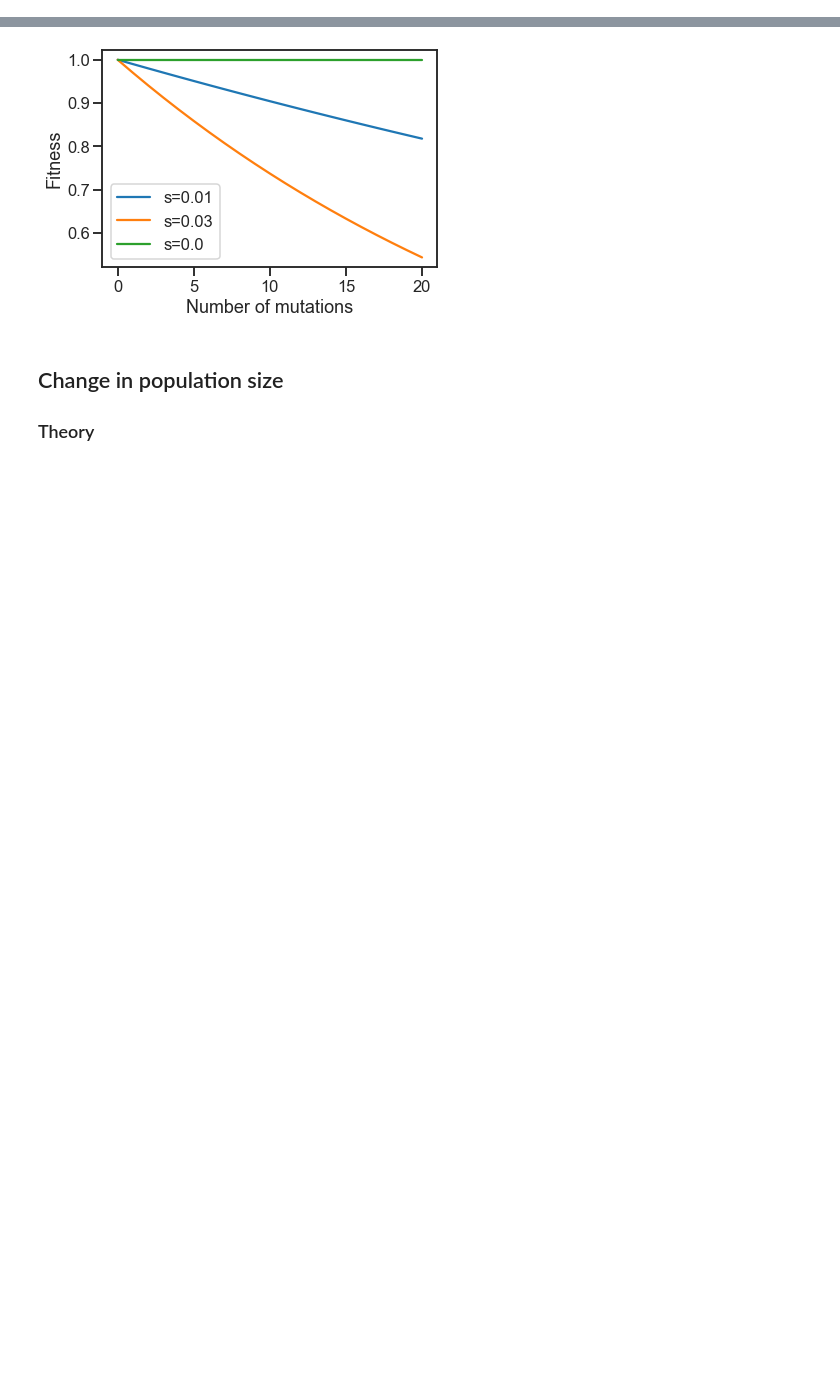
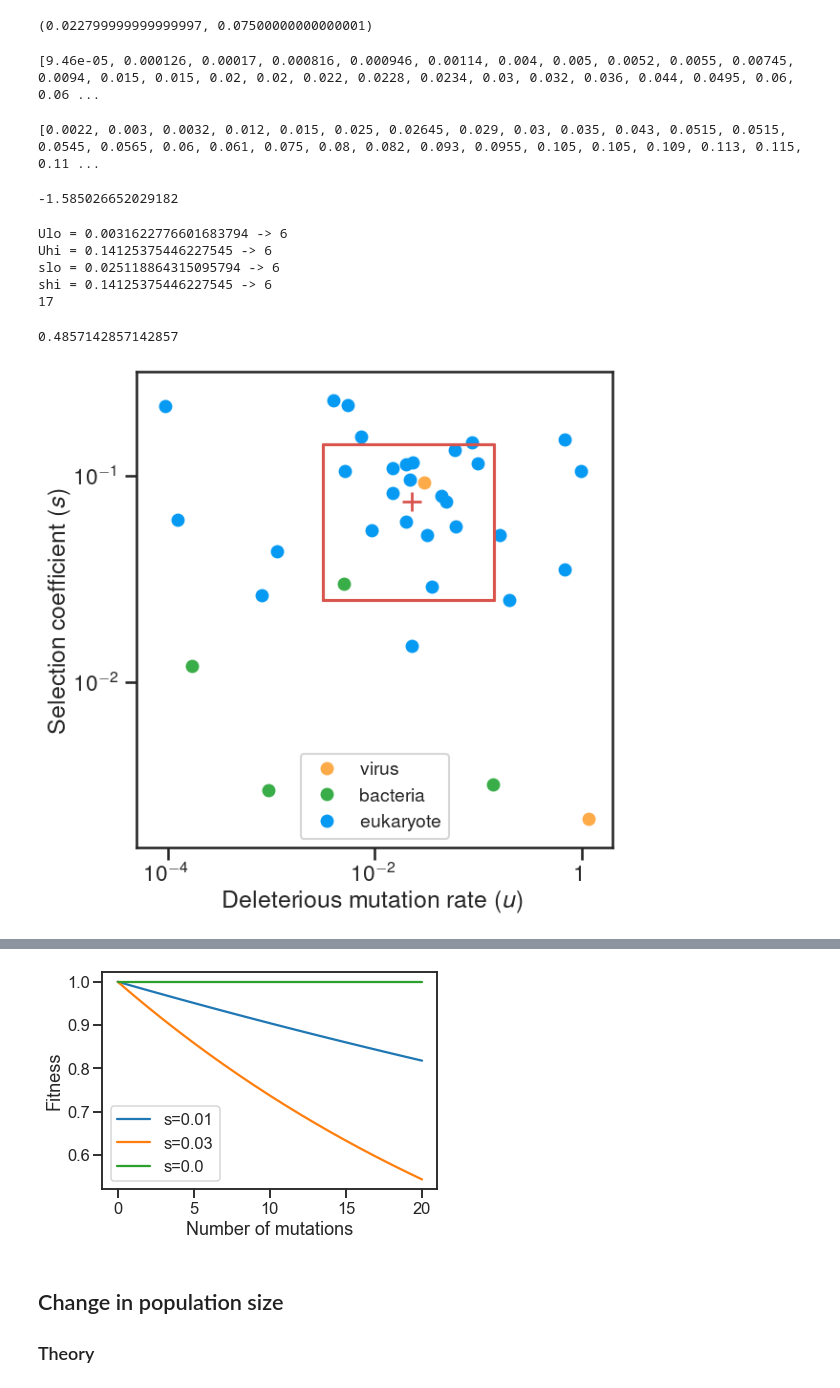
Before and after one commit to rbazev/doomed, a Jupyter notebook: python/demo.ipynb, the cells around one changed output, grey strips where cells are left out. Cells and saved outputs as stored; diff of their text form; code cells hidden in the pictures; blank space fills up the shorter version.

```diff
--- a/python/demo.ipynb
+++ b/python/demo.ipynb
@@ -0,0 +106,6 @@
+# %%
+mu = logu.median()
+ms = logs.median()
+10**mu, 10**ms
+# %% [output]
+(0.022799999999999997, 0.07500000000000001)
@@ -0,0 +119,67 @@
+# %%
+u = data['U'].tolist()
+u.sort()
+print(u)
+# %% [output]
+[9.46e-05, 0.000126, 0.00017, 0.000816, 0.000946, 0.00114, 0.004, 0.005, 0.0052, 0.0055, 0.00745, 0.0094, 0.015, 0.015, 0.02, 0.02, 0.022, 0.0228, 0.0234, 0.03, 0.032, 0.036, 0.044, 0.0495, 0.06, 0.06 ...
+# %%
+s = data['s'].tolist()
+s.sort()
+print(s)
+# %% [output]
+[0.0022, 0.003, 0.0032, 0.012, 0.015, 0.025, 0.02645, 0.029, 0.03, 0.035, 0.043, 0.0515, 0.0515, 0.0545, 0.0565, 0.06, 0.061, 0.075, 0.08, 0.082, 0.093, 0.0955, 0.105, 0.105, 0.109, 0.113, 0.115, 0.11 ...
+# %%
+np.log10(.026)
+# %% [output]
+-1.585026652029182
+# %%
+Ulo = 10**-2.5
+Uhi = 10**-.85
+slo = 10**-1.6
+shi = 10**-.85
+tmp = data[(data['U'] < Ulo)]
+print('Ulo =', Ulo, '->', len(tmp))
+tmp = data[(data['U'] > Uhi)]
+print('Uhi =', Uhi, '->', len(tmp))
+tmp = data[(data['s'] < slo)]
+print('slo =', slo, '->', len(tmp))
+tmp = data[(data['s'] > shi)]
+print('shi =', shi, '->', len(tmp))
+tmp = data[(data['U'] >= Ulo) & (data['U'] <= Uhi) & (data['s'] >= slo) & (data['s'] <= shi)]
+print(len(tmp))
+# %% [output]
+Ulo = 0.0031622776601683794 -> 6
+Uhi = 0.14125375446227545 -> 6
+slo = 0.025118864315095794 -> 6
+shi = 0.14125375446227545 -> 6
+17
+# %%
+17/35
+# %% [output]
+0.4857142857142857
+# %%
+fig, ax = plt.subplots(figsize=(6, 6))
+ax.set_position([.16, .16, .83, .83])
+grps = ['virus', 'bacteria', 'eukaryote']
+symbs = ['o','s','v']
+cols = [ora, grn, blu]
+ax.plot(mu, ms, '+', ms=15, color=red, markeredgewidth=2)
+for i in range(3):
+    tmp = data[data['group']==grps[i]]
+    ax.plot(np.log10(tmp['U']), np.log10(tmp['s']), 'o', label=grps[i], color=cols[i])
+ax.plot(np.log10([Ulo] * 2), np.log10([slo, shi]), '-', color=red)
+ax.plot(np.log10([Uhi] * 2), np.log10([slo, shi]), '-', color=red)
+ax.plot(np.log10([Ulo, Uhi]), np.log10([slo] * 2), '-', color=red)
+ax.plot(np.log10([Ulo, Uhi]), np.log10([shi] * 2), '-', color=red)
+ax.set_xlabel('Deleterious mutation rate $(u)$')
+ax.set_xlim(-4.3, .3)
+ax.set_xticks([-4, -2, 0])
+ax.set_xticklabels([r'$10^{-4}$', r'$10^{-2}$', 1])
+ax.set_ylabel('Selection coefficient $(s)$')
+ax.set_ylim(-2.8, -.5)
+ax.set_yticks([-2, -1])
+ax.set_yticklabels([r'$10^{-2}$', r'$10^{-1}$'])
+ax.legend(fontsize=14)
+plt.savefig('pars.pdf')
+# %% [output]
+[figure, added]
```
Also changed, not shown: parts of 158 cells of this notebook, 19 other files.
